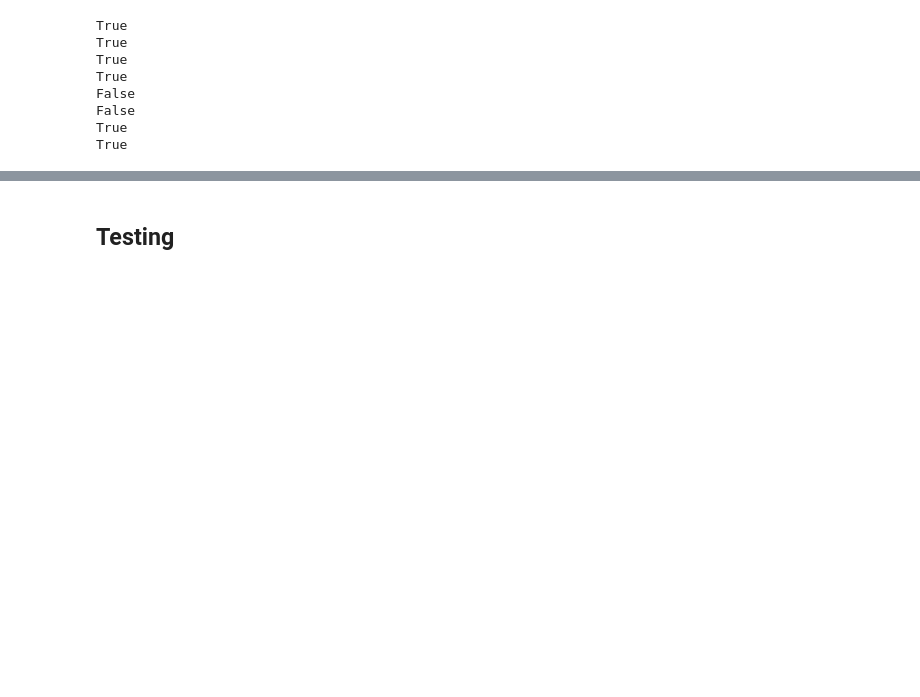
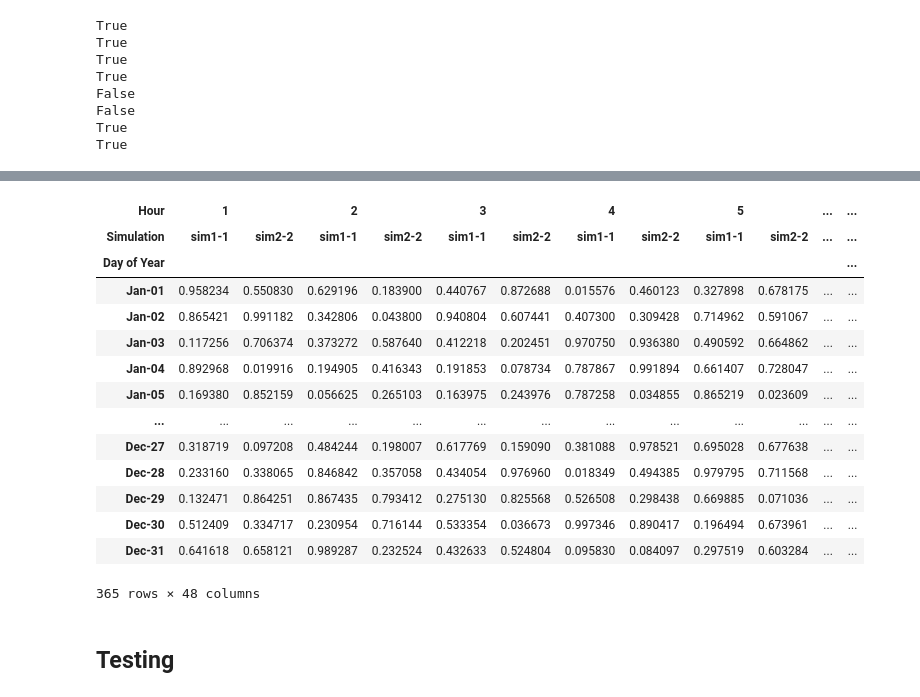
Before and after one commit to cal-adapt/climakitae, a Jupyter notebook: DEV_sy_export.ipynb, the cells around one changed output, grey strips where cells are left out. Cells and saved outputs as stored; diff of their text form; code cells hidden in the pictures; blank space fills up the shorter version.

Commit message:
tackling _compute_simulation_paired_difference() - this will be the most common case

```diff
--- a/DEV_sy_export.ipynb
+++ b/DEV_sy_export.ipynb
@@ -1066,0 +1090,18 @@ def _compute_simple_difference(
+# %%
+og_test_multi_sim
+# %% [output]
+| Hour | 1 |  | 2 |  | 3 |  | 4 |  | 5 |  | ... | ... |
+| Simulation | sim1-1 | sim2-2 | sim1-1 | sim2-2 | sim1-1 | sim2-2 | sim1-1 | sim2-2 | sim1-1 | sim2-2 | ... | ... |
+| Day of Year |  |  |  |  |  |  |  |  |  |  |  | ... |
+| Jan-01 | 0.958234 | 0.550830 | 0.629196 | 0.183900 | 0.440767 | 0.872688 | 0.015576 | 0.460123 | 0.327898 | 0.678175 | ... | ... |
+| Jan-02 | 0.865421 | 0.991182 | 0.342806 | 0.043800 | 0.940804 | 0.607441 | 0.407300 | 0.309428 | 0.714962 | 0.591067 | ... | ... |
+| Jan-03 | 0.117256 | 0.706374 | 0.373272 | 0.587640 | 0.412218 | 0.202451 | 0.970750 | 0.936380 | 0.490592 | 0.664862 | ... | ... |
+| Jan-04 | 0.892968 | 0.019916 | 0.194905 | 0.416343 | 0.191853 | 0.078734 | 0.787867 | 0.991894 | 0.661407 | 0.728047 | ... | ... |
+| Jan-05 | 0.169380 | 0.852159 | 0.056625 | 0.265103 | 0.163975 | 0.243976 | 0.787258 | 0.034855 | 0.865219 | 0.023609 | ... | ... |
+| ... | ... | ... | ... | ... | ... | ... | ... | ... | ... | ... | ... | ... |
+| Dec-27 | 0.318719 | 0.097208 | 0.484244 | 0.198007 | 0.617769 | 0.159090 | 0.381088 | 0.978521 | 0.695028 | 0.677638 | ... | ... |
+| Dec-28 | 0.233160 | 0.338065 | 0.846842 | 0.357058 | 0.434054 | 0.976960 | 0.018349 | 0.494385 | 0.979795 | 0.711568 | ... | ... |
+| Dec-29 | 0.132471 | 0.864251 | 0.867435 | 0.793412 | 0.275130 | 0.825568 | 0.526508 | 0.298438 | 0.669885 | 0.071036 | ... | ... |
+| Dec-30 | 0.512409 | 0.334717 | 0.230954 | 0.716144 | 0.533354 | 0.036673 | 0.997346 | 0.890417 | 0.196494 | 0.673961 | ... | ... |
+| Dec-31 | 0.641618 | 0.658121 | 0.989287 | 0.232524 | 0.432633 | 0.524804 | 0.095830 | 0.084097 | 0.297519 | 0.603284 | ... | ... |
+365 rows × 48 columns
```
Also changed, not shown: parts of 13 cells of this notebook.
